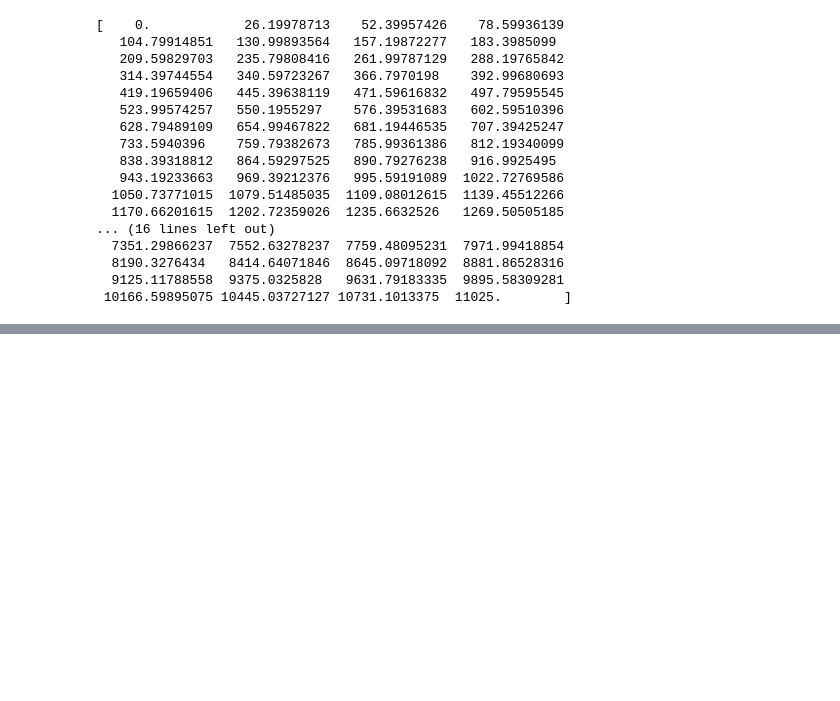
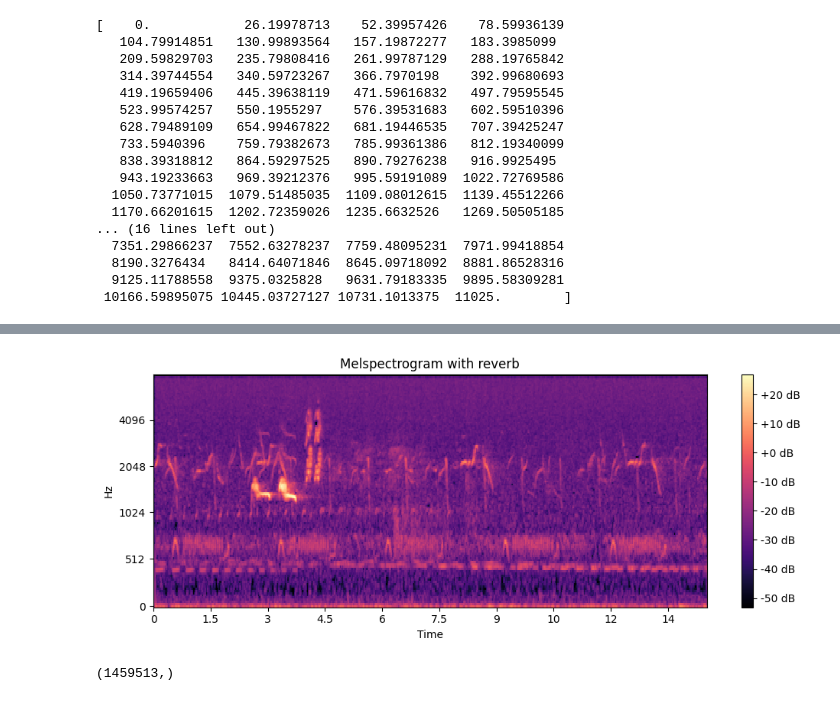
Before and after one commit to YutoShibata07/BirdCLEF2023, a Jupyter notebook: src/utils/EDA.ipynb, the cells around one changed output, grey strips where cells are left out. Saved outputs shown, nothing was run; the diff lists cells and outputs as text; code cells hidden in the pictures; blank space fills up the shorter version.

```diff
--- a/src/utils/EDA.ipynb
+++ b/src/utils/EDA.ipynb
@@ -246,0 +294,21 @@ print(mel_frequencies)
+# %%
+import numpy as np
+import librosa
+import matplotlib.pyplot as plt
+import soundfile as sf
+tmp_sound, sr = sf.read('/home/ubuntu/slocal/BirdCLEF2023/data/train_audio/abethr1/XC128013.ogg')
+tmp1 = librosa.feature.melspectrogram(
+            y=tmp_sound[:sr * 10], sr=sr, n_mels=128, fmin=0, fmax=sr//2,
+        )
+plt.figure(figsize=(10, 4))
+librosa.display.specshow(librosa.power_to_db(tmp1, ref=1), y_axis='mel', fmax=8000, x_axis='time')
+plt.colorbar(format='%+2.0f dB')
+plt.title('Melspectrogram with reverb')
+plt.tight_layout()
+plt.show()
+# %% [output]
+[figure, added]
+# %%
+tmp_sound.shape
+# %% [output]
+(1459513,)
```
Also changed, not shown: parts of 1 cell of this notebook, 6 other files.
